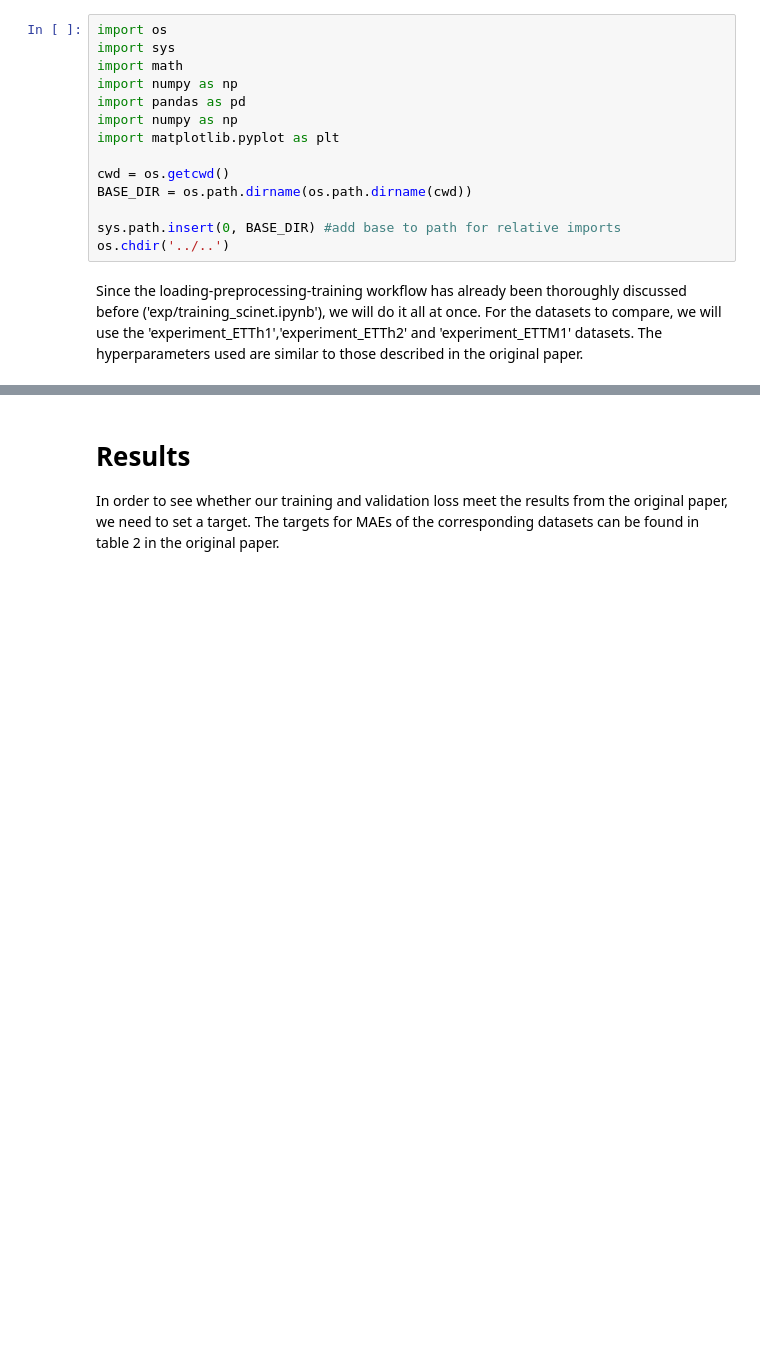
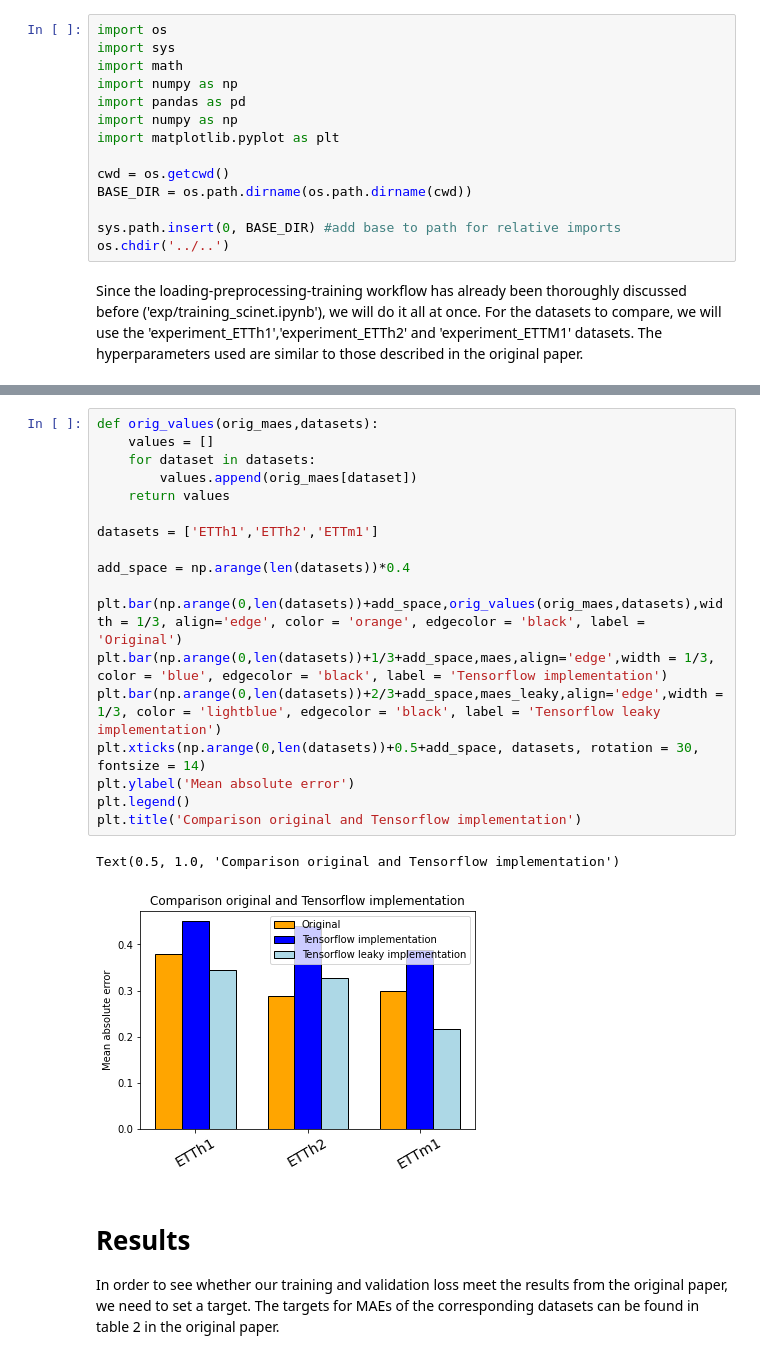
Before and after one commit to HiddeKanger/SCINet, a Jupyter notebook: exp/reprod/reprod_experiments.ipynb, the cells around one changed output, grey strips where cells are left out. Drawn from its saved outputs; the diff is of its cells as text; blank space fills up the shorter version.

```diff
--- a/exp/reprod/reprod_experiments.ipynb
+++ b/exp/reprod/reprod_experiments.ipynb
@@ -176,3 +335,24 @@ Epoch 10/10
+# %%
+def orig_values(orig_maes,datasets):
+    values = []
+    for dataset in datasets:
+        values.append(orig_maes[dataset])
+    return values
+
+datasets = ['ETTh1','ETTh2','ETTm1']
+
+add_space = np.arange(len(datasets))*0.4
+
+plt.bar(np.arange(0,len(datasets))+add_space,orig_values(orig_maes,datasets),width = 1/3, align='edge', color = 'orange', edgecolor = 'black', label = 'Original')
+plt.bar(np.arange(0,len(datasets))+1/3+add_space,maes,align='edge',width = 1/3, color = 'blue', edgecolor = 'black', label = 'Tensorflow implementation')
+plt.bar(np.arange(0,len(datasets))+2/3+add_space,maes_leaky,align='edge',width = 1/3, color = 'lightblue', edgecolor = 'black', label = 'Tensorflow leaky implementation')
+plt.xticks(np.arange(0,len(datasets))+0.5+add_space, datasets, rotation = 30, fontsize = 14)
+plt.ylabel('Mean absolute error')
+plt.legend()
+plt.title('Comparison original and Tensorflow implementation')
+# %% [output]
+Text(0.5, 1.0, 'Comparison original and Tensorflow implementation')
+[figure, added]
 # %% [markdown]
 # Results
 
```
Also changed, not shown: parts of 8 cells of this notebook, 15 other files.
